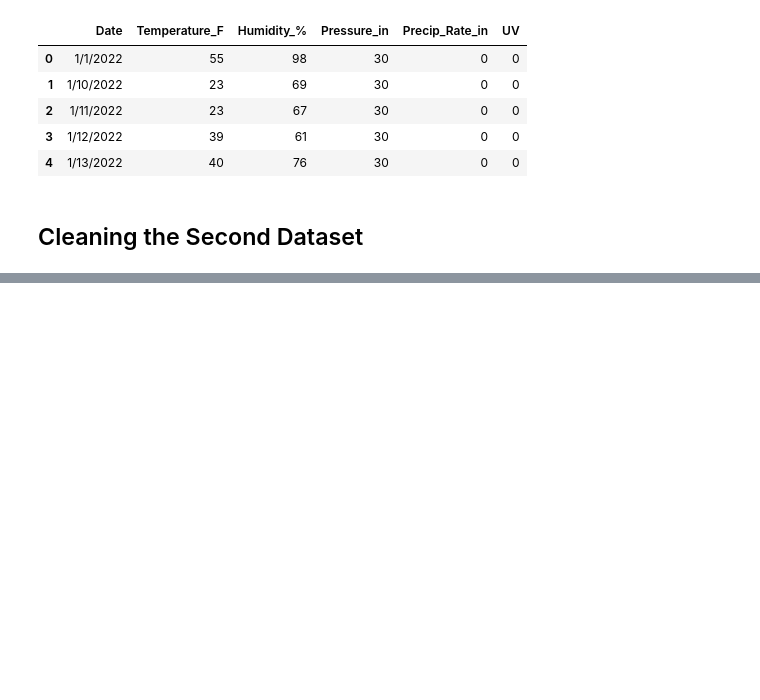
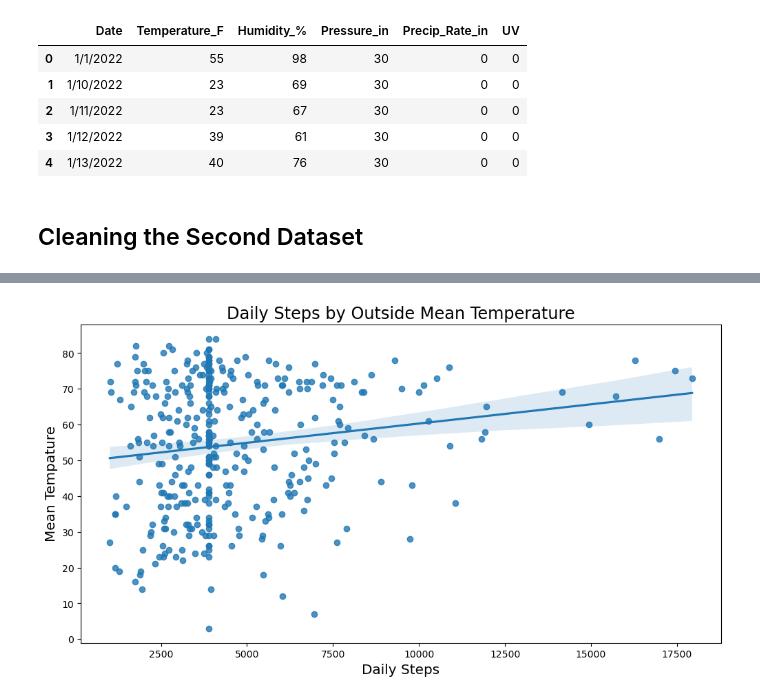
Before and after one commit to RebeccaVachon/Weather_Effects, a Jupyter notebook: comparison.ipynb, the cells around one changed output, grey strips where cells are left out. Drawn from its saved outputs; the diff is of its cells as text; code cells hidden in the pictures; blank space fills up the shorter version.

```diff
--- a/comparison.ipynb
+++ b/comparison.ipynb
@@ -158,0 +242,9 @@ for x in cols:
+# %%
+plt.figure(figsize=(12,6))
+sns.regplot(data=merged_df, x='Steps', y='Temperature_F')
+plt.title("Daily Steps by Outside Mean Temperature", fontsize='xx-large')
+plt.xlabel('Daily Steps', fontsize='x-large')
+plt.ylabel('Mean Tempature', fontsize='x-large')
+plt.show()
+# %% [output]
+[figure, added]
```
Also changed, not shown: parts of 18 cells of this notebook, 2 other files.
